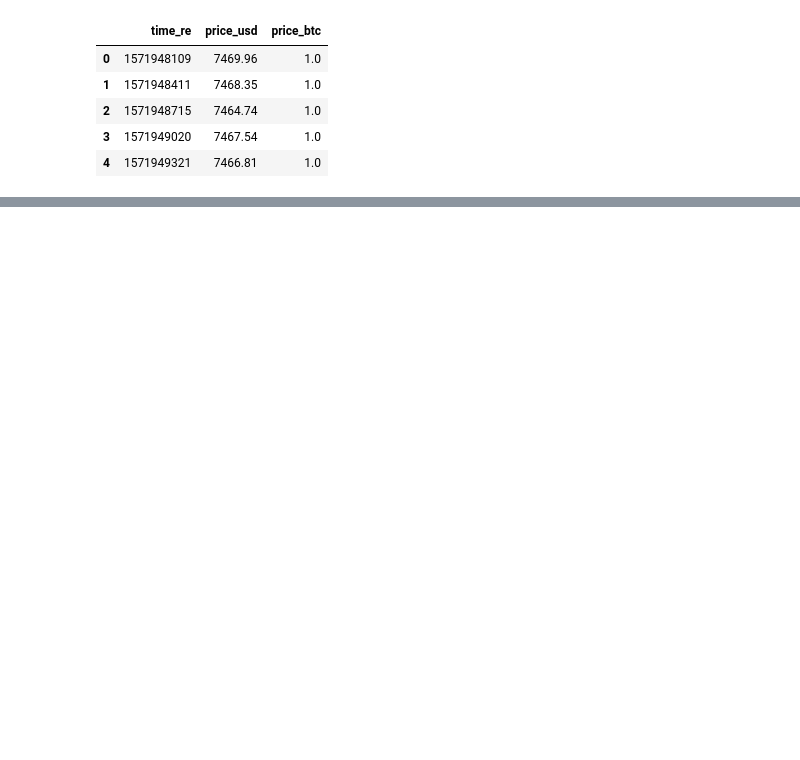
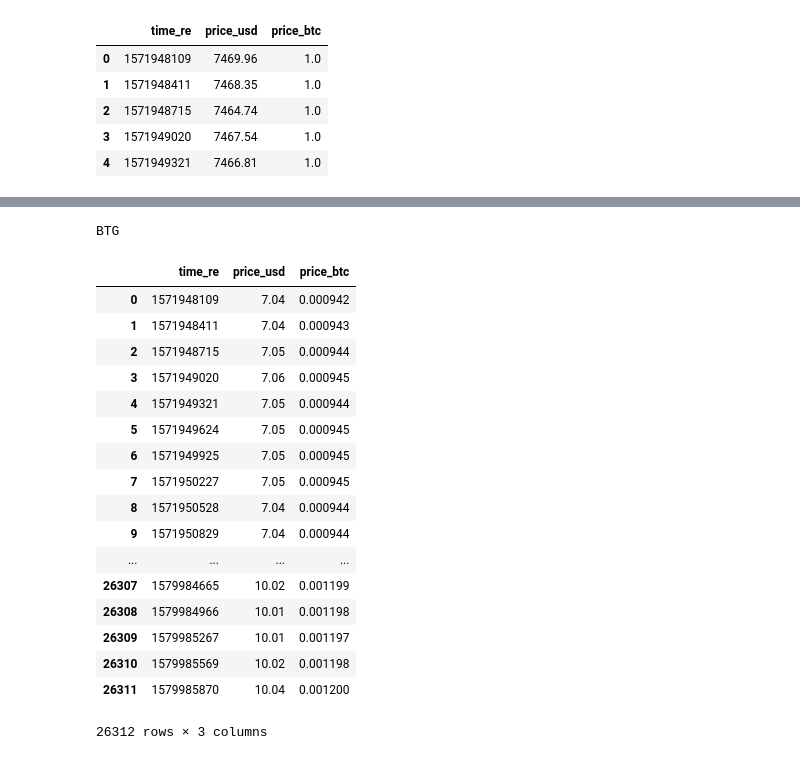
Before and after one commit to kaluzap/python_coingecko_mysql_report, a Jupyter notebook: notebook/following_investments.ipynb, the cells around one changed output, grey strips where cells are left out. Saved outputs shown, nothing was run; the diff lists cells and outputs as text; code cells hidden in the pictures; blank space fills up the shorter version.

```diff
--- a/notebook/following_investments.ipynb
+++ b/notebook/following_investments.ipynb
@@ -52,0 +62,32 @@ data.head()
+# %%
+def load_usd_btc_prices_for_one_investment(coin, date_start, date_end):
+
+    seconds_in_the_past = (datetime.now() - date_start ).total_seconds()
+
+    df_temp  = mre.read_crypto_data(coin, seconds_in_the_past)[['time_re', 'price_usd', 'price_btc']]
+
+    return df_temp[df_temp['time_re'] <= date_end.timestamp()]
+# %%
+print(df['coin'].iloc[0])
+
+load_usd_btc_prices_for_one_investment(df['coin'].iloc[0], df['start_date'].iloc[0], df['end_date'].iloc[0])
+# %% [output]
+BTG
+|  | time_re | price_usd | price_btc |
+| 0 | 1571948109 | 7.04 | 0.000942 |
+| 1 | 1571948411 | 7.04 | 0.000943 |
+| 2 | 1571948715 | 7.05 | 0.000944 |
+| 3 | 1571949020 | 7.06 | 0.000945 |
+| 4 | 1571949321 | 7.05 | 0.000944 |
+| 5 | 1571949624 | 7.05 | 0.000945 |
+| 6 | 1571949925 | 7.05 | 0.000945 |
+| 7 | 1571950227 | 7.05 | 0.000945 |
+| 8 | 1571950528 | 7.04 | 0.000944 |
+| 9 | 1571950829 | 7.04 | 0.000944 |
+| ... | ... | ... | ... |
+| 26307 | 1579984665 | 10.02 | 0.001199 |
+| 26308 | 1579984966 | 10.01 | 0.001198 |
+| 26309 | 1579985267 | 10.01 | 0.001197 |
+| 26310 | 1579985569 | 10.02 | 0.001198 |
+| 26311 | 1579985870 | 10.04 | 0.001200 |
+26312 rows × 3 columns
```
Also changed, not shown: parts of 8 cells of this notebook.
